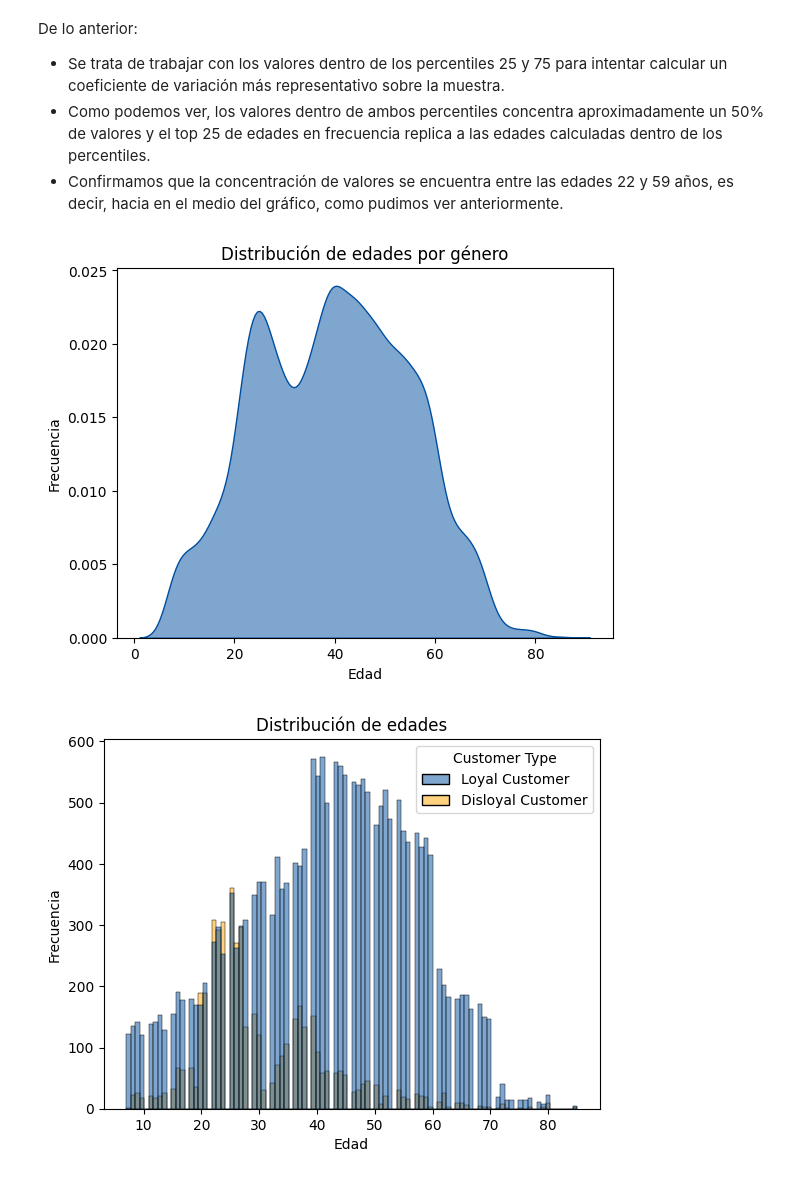
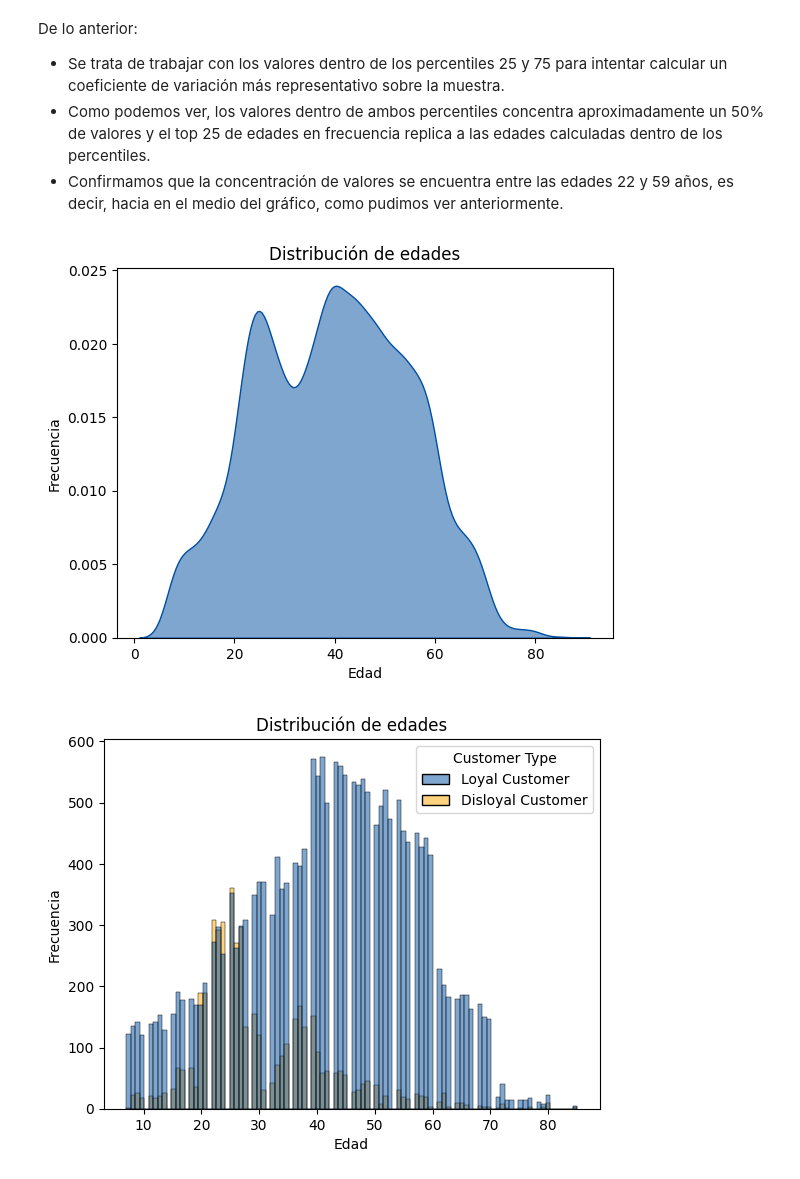
Before and after one commit to MHerrera11/Coderhouse, a Jupyter notebook: notebooks/Satisfacción de Clientes en Vuelos.ipynb, the cells around one changed output. Cells and saved outputs as stored; diff of their text form; code cells hidden in the pictures.

```diff
--- a/notebooks/Satisfacción de Clientes en Vuelos.ipynb
+++ b/notebooks/Satisfacción de Clientes en Vuelos.ipynb
@@ -410,17 +410,20 @@ De lo anterior:
 # %%
 Densidad = df["Age"]
 # Gráfico de densidad
 sns.kdeplot(x = Densidad,
             fill = True, color = "#004EA0", alpha = 0.5)
 
 # Configurar gráfico
-plt.title("Distribución de edades por género")
+plt.title("Distribución de edades")
 plt.xlabel("Edad")
 plt.ylabel("Frecuencia")
 
+# Guardar el gráfico en un archivo PNG
+plt.savefig("distribucion_edades.png")
+
 plt.show()
 # %% [output]
-[figure, old version]
+[figure, new version]
 # %%
 # Representación gráfica de las edades dependiendo el Customer Type:
 sns.histplot(x = df["Age"] , hue = df["Customer Type"], data = df, bins= 100, palette=Colores_Customer_Type)
```
Also changed, not shown: parts of 1 cell of this notebook, 4 other files.
